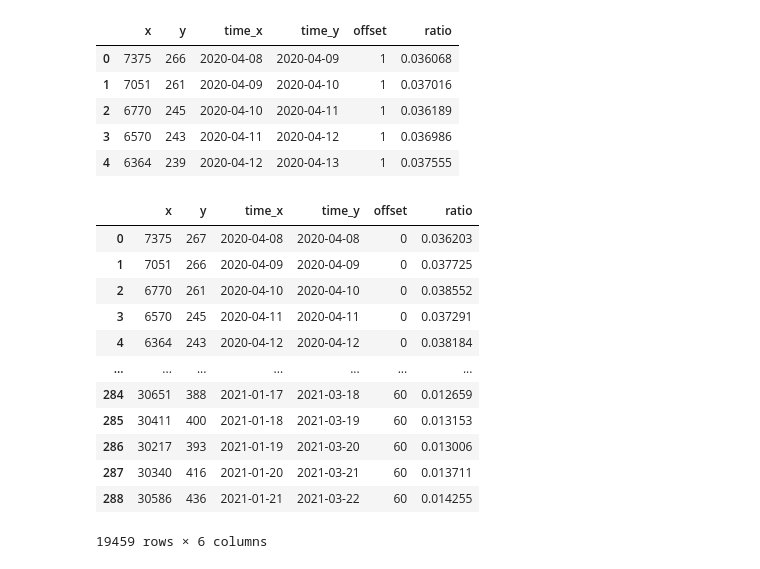
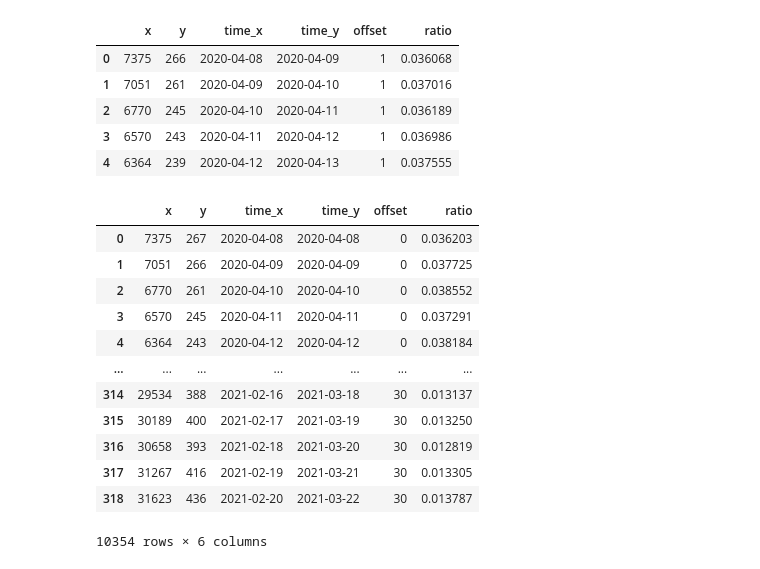
Before and after one commit to walterra/covid-19, a Jupyter notebook: jupyter/covid19-offset.ipynb, the cells around one changed output. Saved outputs shown, nothing was run; the diff lists cells and outputs as text; code cells hidden in the pictures.

```diff
--- a/jupyter/covid19-offset.ipynb
+++ b/jupyter/covid19-offset.ipynb
@@ -74,23 +74,23 @@ df_offset.head()
 # %%
 from functools import reduce
 
-days_num = 61
+days_num = 31
 dfs_offset = [offset_column(df, c_faelle, c_tot, i) for i in range(days_num)]
 
 df_with_offset = reduce((lambda x, y: x.append(y)), dfs_offset)
 
 df_with_offset
 # %% [output]
 |  | x | y | time_x | time_y | offset | ratio |
 | 0 | 7375 | 267 | 2020-04-08 | 2020-04-08 | 0 | 0.036203 |
 | 1 | 7051 | 266 | 2020-04-09 | 2020-04-09 | 0 | 0.037725 |
 | 2 | 6770 | 261 | 2020-04-10 | 2020-04-10 | 0 | 0.038552 |
 | 3 | 6570 | 245 | 2020-04-11 | 2020-04-11 | 0 | 0.037291 |
 | 4 | 6364 | 243 | 2020-04-12 | 2020-04-12 | 0 | 0.038184 |
 | ... | ... | ... | ... | ... | ... | ... |
-| 284 | 30651 | 388 | 2021-01-17 | 2021-03-18 | 60 | 0.012659 |
-| 285 | 30411 | 400 | 2021-01-18 | 2021-03-19 | 60 | 0.013153 |
-| 286 | 30217 | 393 | 2021-01-19 | 2021-03-20 | 60 | 0.013006 |
-| 287 | 30340 | 416 | 2021-01-20 | 2021-03-21 | 60 | 0.013711 |
-| 288 | 30586 | 436 | 2021-01-21 | 2021-03-22 | 60 | 0.014255 |
+| 314 | 29534 | 388 | 2021-02-16 | 2021-03-18 | 30 | 0.013137 |
+| 315 | 30189 | 400 | 2021-02-17 | 2021-03-19 | 30 | 0.013250 |
+| 316 | 30658 | 393 | 2021-02-18 | 2021-03-20 | 30 | 0.012819 |
+| 317 | 31267 | 416 | 2021-02-19 | 2021-03-21 | 30 | 0.013305 |
+| 318 | 31623 | 436 | 2021-02-20 | 2021-03-22 | 30 | 0.013787 |
-19459 rows × 6 columns
+10354 rows × 6 columns
```
Also changed, not shown: parts of 12 cells of this notebook, 2 other files.
